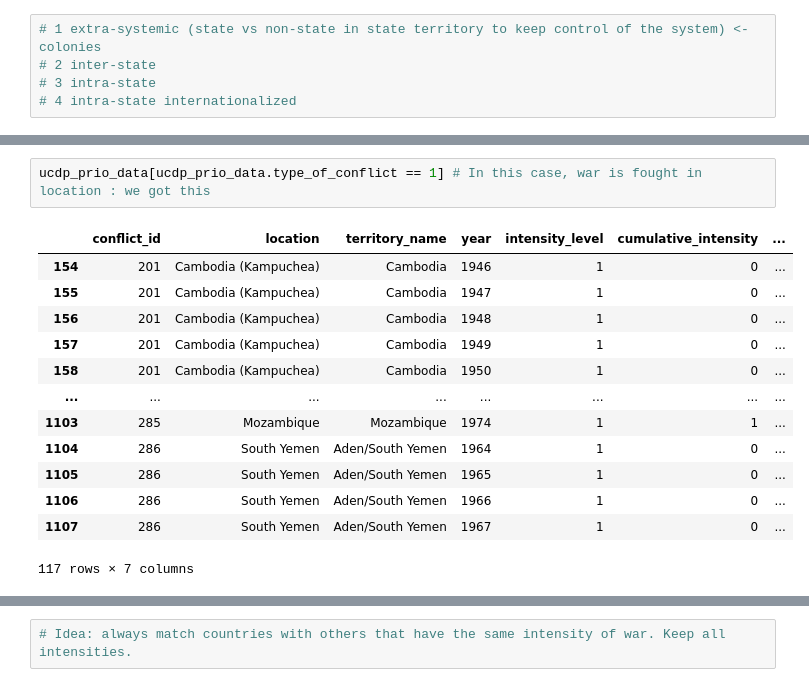
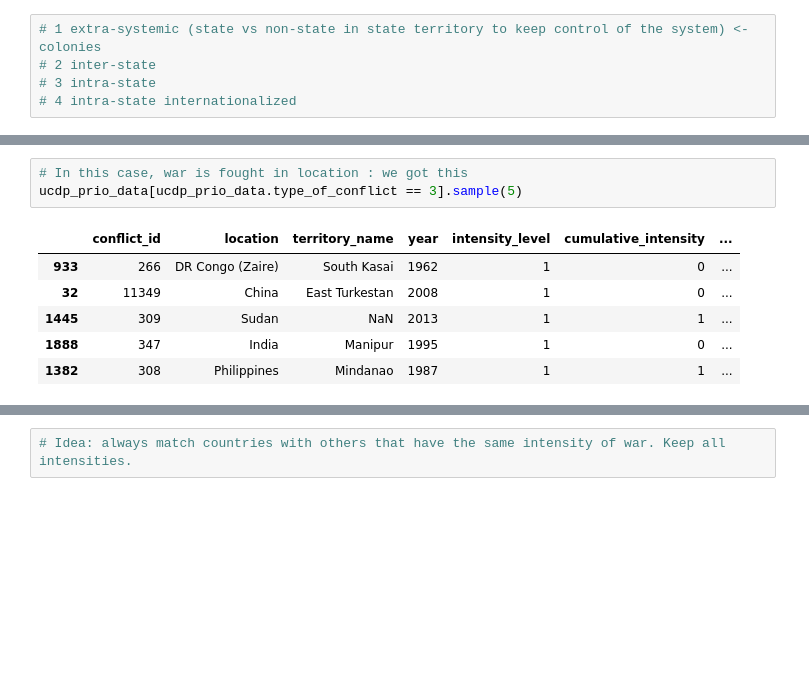
Before and after one commit to epfl-ada/ada-2020-project-milestone-p3-p3_limonada, a Jupyter notebook: creative_extension.ipynb, the cells around one changed output, grey strips where cells are left out. Drawn from its saved outputs; the diff is of its cells as text; blank space fills up the shorter version.

```diff
--- a/creative_extension.ipynb
+++ b/creative_extension.ipynb
@@ -194,16 +200,10 @@ len(ucdp_prio_data[(ucdp_prio_data.type_of_conflict == 1) & (ucdp_prio_data.cumu
 # %%
-ucdp_prio_data[ucdp_prio_data.type_of_conflict == 1] # In this case, war is fought in location : we got this
+# In this case, war is fought in location : we got this
+ucdp_prio_data[ucdp_prio_data.type_of_conflict == 3].sample(5)
 # %% [output]
 |  | conflict_id | location | territory_name | year | intensity_level | cumulative_intensity | ... |
-| 154 | 201 | Cambodia (Kampuchea) | Cambodia | 1946 | 1 | 0 | ... |
-| 155 | 201 | Cambodia (Kampuchea) | Cambodia | 1947 | 1 | 0 | ... |
-| 156 | 201 | Cambodia (Kampuchea) | Cambodia | 1948 | 1 | 0 | ... |
-| 157 | 201 | Cambodia (Kampuchea) | Cambodia | 1949 | 1 | 0 | ... |
-| 158 | 201 | Cambodia (Kampuchea) | Cambodia | 1950 | 1 | 0 | ... |
-| ... | ... | ... | ... | ... | ... | ... | ... |
-| 1103 | 285 | Mozambique | Mozambique | 1974 | 1 | 1 | ... |
-| 1104 | 286 | South Yemen | Aden/South Yemen | 1964 | 1 | 0 | ... |
-| 1105 | 286 | South Yemen | Aden/South Yemen | 1965 | 1 | 0 | ... |
-| 1106 | 286 | South Yemen | Aden/South Yemen | 1966 | 1 | 0 | ... |
-| 1107 | 286 | South Yemen | Aden/South Yemen | 1967 | 1 | 0 | ... |
+| 933 | 266 | DR Congo (Zaire) | South Kasai | 1962 | 1 | 0 | ... |
+| 32 | 11349 | China | East Turkestan | 2008 | 1 | 0 | ... |
+| 1445 | 309 | Sudan | NaN | 2013 | 1 | 1 | ... |
+| 1888 | 347 | India | Manipur | 1995 | 1 | 0 | ... |
+| 1382 | 308 | Philippines | Mindanao | 1987 | 1 | 1 | ... |
-117 rows × 7 columns
```
Also changed, not shown: parts of 103 cells of this notebook.
